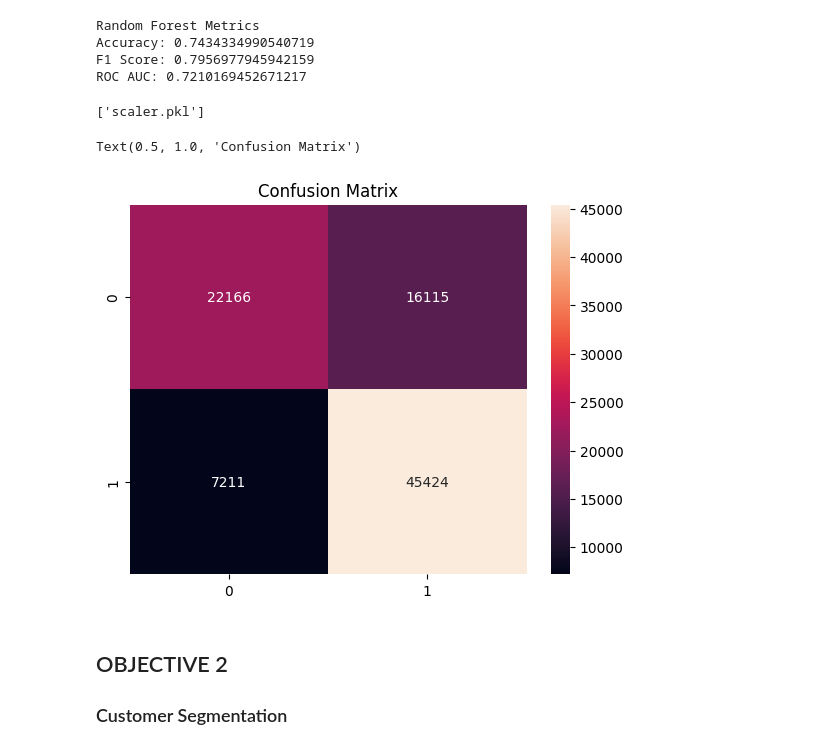
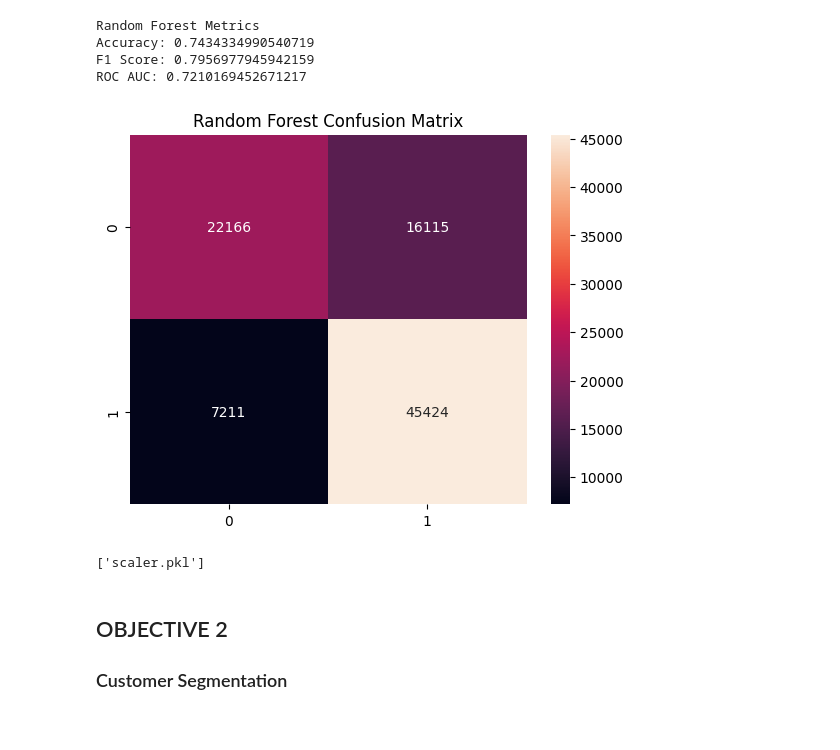
Before and after one commit to ThiwankaKT/ML_Project, a Jupyter notebook: shopping_analysis.ipynb, the cells around one changed output. Drawn from its saved outputs; the diff is of its cells as text; code cells hidden in the pictures.

```diff
--- a/shopping_analysis.ipynb
+++ b/shopping_analysis.ipynb
@@ -126,9 +137,9 @@ user_product_features = order_details.groupby(["user_id","product_id"]).agg(
     purchase_count=("order_id","count")
 ).reset_index()
 # %%
-# Merge features together
-ml_data = user_product_features.merge(user_features, on="user_id")
-ml_data = ml_data.merge(product_features, on="product_id")
+# Merge features
+ml_data = user_product_features.merge(user_features, on="user_id") \
+                               .merge(product_features, on="product_id")
 # %%
 # Check missing values
 ml_data.isna().sum()
@@ -143,4 +154,6 @@ product_reorder_rate       0
 dtype: int64
 # %%
 # Add target column
-ml_data["target"] = order_details.groupby(["user_id","product_id"])["reordered"].max().values
+target = order_details_sample.groupby(["user_id","product_id"])["reordered"].max().reset_index()
+ml_data = ml_data.merge(target, on=["user_id","product_id"])
+ml_data.rename(columns={"reordered":"target"}, inplace=True)
@@ -147,12 +163,14 @@ ml_data["target"] = order_details.groupby(["user_id","product_id"])["reordered"]
 # %%
-# --- Prepare X and y ---
-feature_cols = [
-    "total_orders",
-    "avg_days_between_orders",
-    "product_popularity",
-    "product_reorder_rate",
-    "purchase_count"
-]
+# -------------------------
+# Prepare training data
+# -------------------------
+feature_cols = ["total_orders","avg_days_between_orders",
+                "product_popularity","product_reorder_rate","purchase_count"]
+
 X = ml_data[feature_cols]
 y = ml_data["target"]
+
+X_train, X_test, y_train, y_test = train_test_split(
+    X, y, test_size=0.2, random_state=42, stratify=y
+)
 # %%
@@ -170,10 +183,12 @@ X_test_scaled = scaler.transform(X_test)
 ### Logistic Regression
 ### Hyperparameter Tuning
 # %%
-# --- Model 1: Logistic Regression ---
-param_grid = {"C":[0.01, 0.1, 1, 10]}
+# -------------------------
+# Logistic Regression
+# -------------------------
+param_grid_log = {"C":[0.01, 0.1, 1, 10]}
 log_model = LogisticRegression(max_iter=500)
-grid_log = GridSearchCV(log_model, param_grid, cv=3, scoring="f1")
+grid_log = GridSearchCV(log_model, param_grid_log, cv=3, scoring="f1")
 grid_log.fit(X_train_scaled, y_train)
 best_log = grid_log.best_estimator_
 # %% [markdown]
@@ -213,4 +233,12 @@ Random Forest Metrics
 Accuracy: 0.7434334990540719
 F1 Score: 0.7956977945942159
 ROC AUC: 0.7210169452671217
+# %%
+# Confusion matrix for Random Forest
+cm = confusion_matrix(y_test, rf_pred)
+sns.heatmap(cm, annot=True, fmt="d")
+plt.title("Random Forest Confusion Matrix")
+plt.show()
+# %% [output]
+[figure, added]
 # %%
@@ -220,15 +250,6 @@ joblib.dump(best_log, "log_model.pkl")
 joblib.dump(scaler, "scaler.pkl")
 # %% [output]
 ['scaler.pkl']
-# %%
-cm = confusion_matrix(y_test,rf_pred)
-
-sns.heatmap(cm,annot=True,fmt="d")
-
-plt.title("Confusion Matrix")
-# %% [output]
-Text(0.5, 1.0, 'Confusion Matrix')
-[figure, removed]
 # %% [markdown]
 ## OBJECTIVE 2
 ### Customer Segmentation
```
Also changed, not shown: parts of 22 cells of this notebook, 9 other files.
